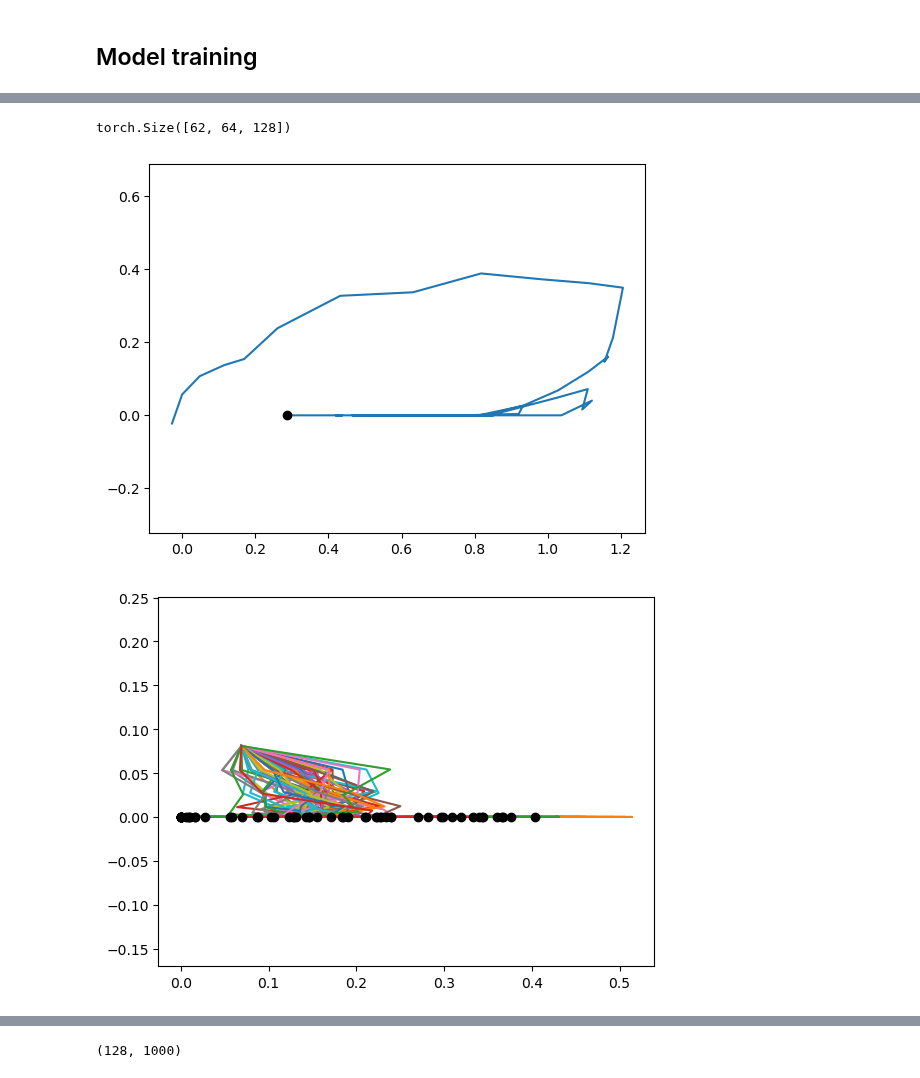
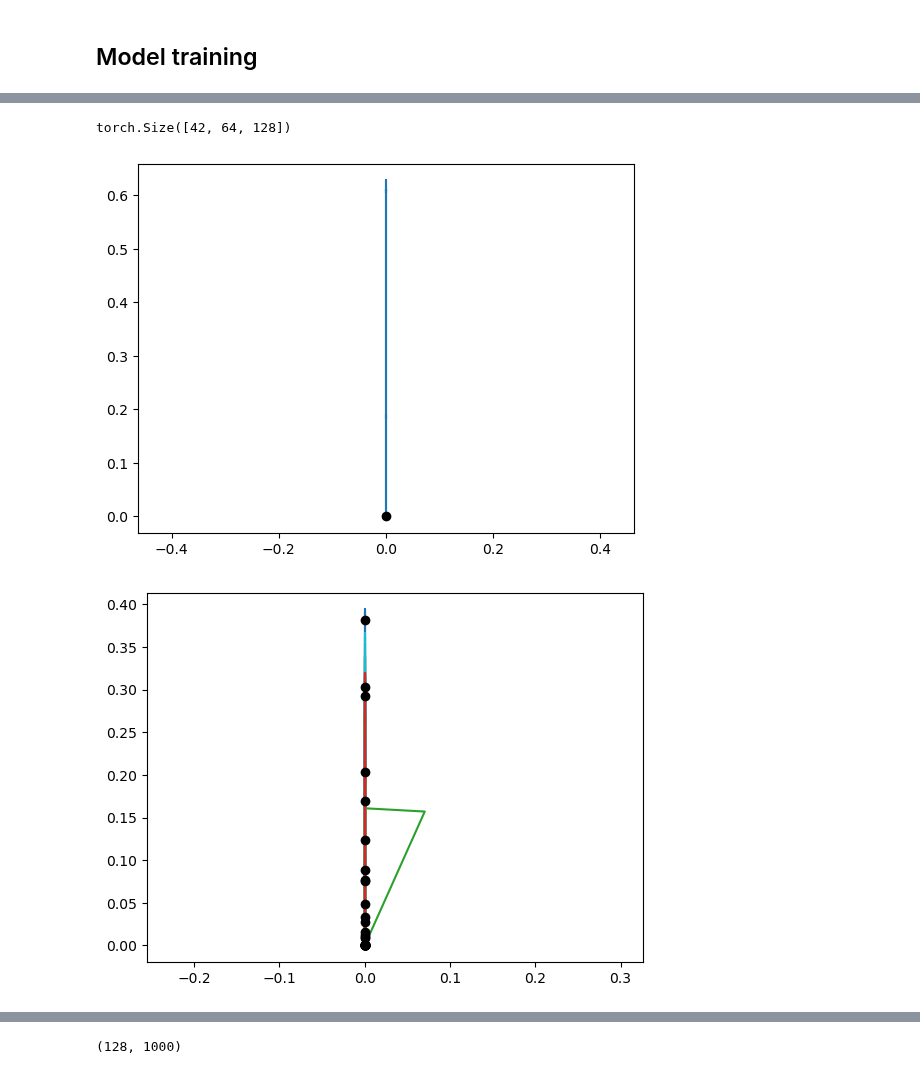
Before and after one commit to bioAI-Oslo/RNN-Adding-Problem-Representations, a Jupyter notebook: notebooks/regularized.ipynb, the cells around one changed output, grey strips where cells are left out. Saved outputs shown, nothing was run; the diff lists cells and outputs as text; code cells hidden in the pictures.

```diff
--- a/notebooks/regularized.ipynb
+++ b/notebooks/regularized.ipynb
@@ -86,7 +86,7 @@ if train1:
     # model1 = torch_RNN_full_manual(input_size,t_steps,output_size,hidden_size,lr=0.001,irnn=False,outputnn=True,Wx_normalize=False,activation=False)
     # model1 = RNN_L2(input_size,t_steps,output_size,hidden_size,lr=0.001,w_decay=0.000,act_decay=1000,irnn=False,outputnn=True,Wx_normalize=False,activation=False)
     # model1 = RNN_circular_ND_pm(input_size,t_steps,output_size,hidden_size,lr=0.0001,w_decay=0.000,act_decay=0.01,irnn=True,outputnn=False,Wx_normalize=False,activation=True,rotation_init=False,bias=False)
-    model1 = RNN_circular_LowEtAl_reduced(input_size,hidden_size,lr=0.0001,irnn=True,outputnn=True,Wx_normalize=False,activation=True,bias=False,nav_space=1,batch_size=64)
+    model1 = RNN_circular_LowEtAl_bridged(input_size,hidden_size,lr=0.0001,irnn=True,outputnn=False,Wx_normalize=False,activation=True,bias=False,nav_space=1,batch_size=64)
     # print("Guess on the first 15 training data: ", model1(data[0:15]))
     # _ = model1.train(epochs=7000)
     _ = model1.train_gradual(epochs=3000)
@@ -117,5 +117,5 @@ Guess on the first 15 training data:  tensor([[[-0.0531,  0.2902],
 # %%
-model1.base_training_tsteps = 61
+model1.base_training_tsteps = 41
 
 _ = model1.train(epochs=2000)
 # model1.plot_losses(average=30)
@@ -137,20 +137,20 @@ torch.Size([62, 64])
 # %%
 n = 0
 print(model1.hts.shape)
 model1.hts[:,n,:].shape
 hts_cric = model1.hts.detach().numpy()
-plt.plot(hts_cric[:,n,30],hts_cric[:,n,94],"-")
-plt.plot(hts_cric[-1,n,30],hts_cric[-1,n,94],"o",color="black")
+plt.plot(hts_cric[:,n,90],hts_cric[:,n,76],"-")
+plt.plot(hts_cric[-1,n,90],hts_cric[-1,n,76],"o",color="black")
 plt.axis("equal")
 plt.show()
 plt.plot(hts_cric[:,:,16],hts_cric[:,:,125],"-")
 plt.plot(hts_cric[-1,:,16],hts_cric[-1,:,125],"o",color="black")
 plt.axis("equal")
 plt.show()
 # %% [output]
-torch.Size([62, 64, 128])
+torch.Size([42, 64, 128])
-[figure, old version]
+[figure, new version]
-[figure, old version]
+[figure, new version]
 # %%
 # See what dimension has the highest values
 
```
Also changed, not shown: parts of 7 cells of this notebook, 2 other files.
